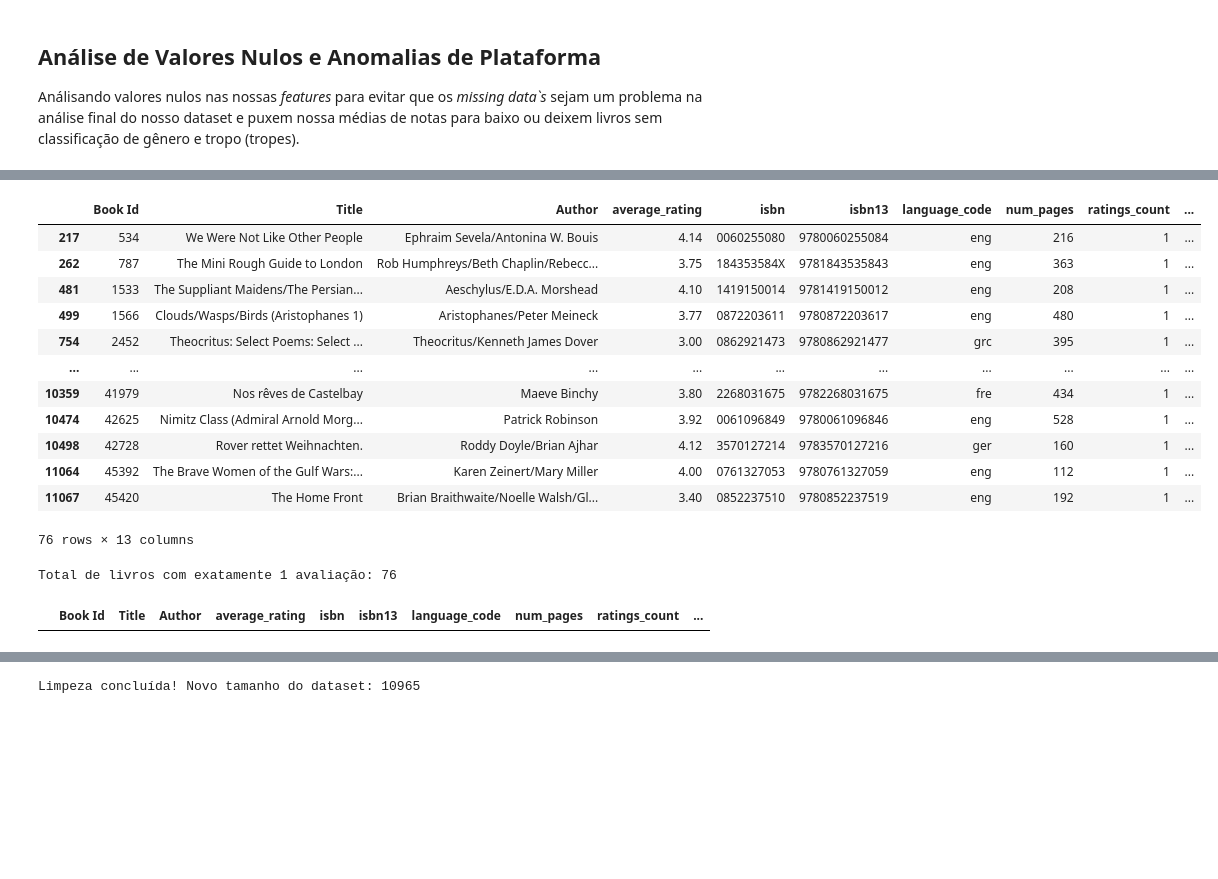
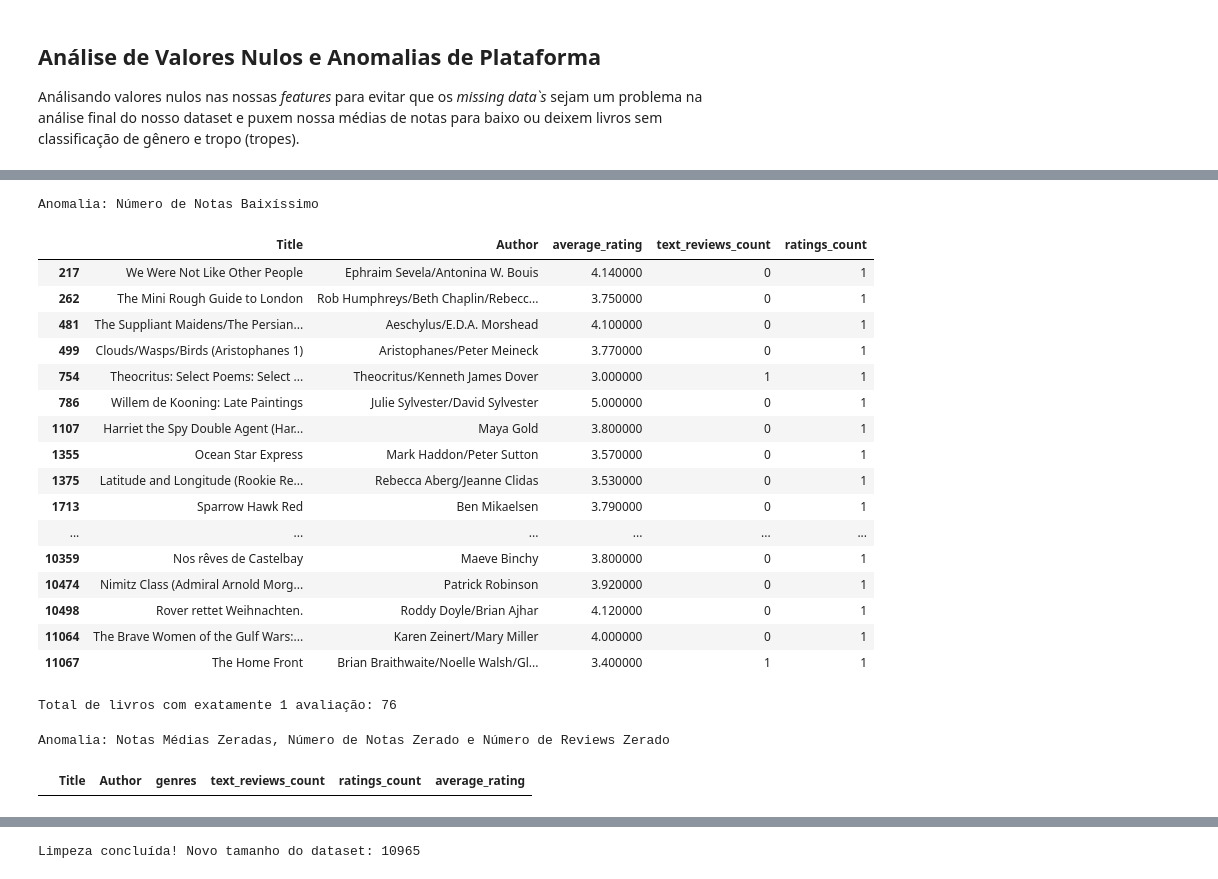
Before and after one commit to AleCecilio/entertainment_industry_performance_analysis, a Jupyter notebook: notebooks/01_eda_goodreads.ipynb, the cells around one changed output, grey strips where cells are left out. Cells and saved outputs as stored; diff of their text form; code cells hidden in the pictures; blank space fills up the shorter version.

```diff
--- a/notebooks/01_eda_goodreads.ipynb
+++ b/notebooks/01_eda_goodreads.ipynb
@@ -26,5 +31,5 @@ from src import load_data_csv
 ## Carregando Dados
 # %%
 caminho = '../data/raw/Goodreads_books_with_genres.csv'
-df_books = load_data_csv(caminho)
+df_books = load_data(file_path=caminho, tipo_arquivo='csv')
 # %% [output]
@@ -396,22 +518,34 @@ Exibindo os livros com avaliação média, contagem de avaliações e contagem d
 Total de livros com avaliação média, contagem de avaliações e contagem de avaliações de texto iguais a zero: 25
 # %%
-display(df_books[df_books['ratings_count'] == 1])
+display(
+    destacar_anomalias(
+    df_books,
+    mascara=(df_books['ratings_count']==1),
+    colunas_destaque=['ratings_count'],
+    colunas_contexto=['Title', 'Author', 'average_rating', 'text_reviews_count'],
+    caption='Anomalia: Número de Notas Baixíssimo'
+))
 n_livros_1_avaliacao = (df_books['ratings_count'] == 1).sum()
 print(f"\nTotal de livros com exatamente 1 avaliação: {n_livros_1_avaliacao}")
 # %% [output]
+Anomalia: Número de Notas Baixíssimo
-|  | Book Id | Title | Author | average_rating | isbn | isbn13 | language_code | num_pages | ratings_count | ... |
-| 217 | 534 | We Were Not Like Other People | Ephraim Sevela/Antonina W. Bouis | 4.14 | 0060255080 | 9780060255084 | eng | 216 | 1 | ... |
-| 262 | 787 | The Mini Rough Guide to London | Rob Humphreys/Beth Chaplin/Rebecc... | 3.75 | 184353584X | 9781843535843 | eng | 363 | 1 | ... |
-| 481 | 1533 | The Suppliant Maidens/The Persian... | Aeschylus/E.D.A. Morshead | 4.10 | 1419150014 | 9781419150012 | eng | 208 | 1 | ... |
-| 499 | 1566 | Clouds/Wasps/Birds (Aristophanes 1) | Aristophanes/Peter Meineck | 3.77 | 0872203611 | 9780872203617 | eng | 480 | 1 | ... |
-| 754 | 2452 | Theocritus: Select Poems: Select ... | Theocritus/Kenneth James Dover | 3.00 | 0862921473 | 9780862921477 | grc | 395 | 1 | ... |
-| ... | ... | ... | ... | ... | ... | ... | ... | ... | ... | ... |
-| 10359 | 41979 | Nos rêves de Castelbay | Maeve Binchy | 3.80 | 2268031675 | 9782268031675 | fre | 434 | 1 | ... |
-| 10474 | 42625 | Nimitz Class (Admiral Arnold Morg... | Patrick Robinson | 3.92 | 0061096849 | 9780061096846 | eng | 528 | 1 | ... |
-| 10498 | 42728 | Rover rettet Weihnachten. | Roddy Doyle/Brian Ajhar | 4.12 | 3570127214 | 9783570127216 | ger | 160 | 1 | ... |
-| 11064 | 45392 | The Brave Women of the Gulf Wars:... | Karen Zeinert/Mary Miller | 4.00 | 0761327053 | 9780761327059 | eng | 112 | 1 | ... |
-| 11067 | 45420 | The Home Front | Brian Braithwaite/Noelle Walsh/Gl... | 3.40 | 0852237510 | 9780852237519 | eng | 192 | 1 | ... |
+|  | Title | Author | average_rating | text_reviews_count | ratings_count |
+| 217 | We Were Not Like Other People | Ephraim Sevela/Antonina W. Bouis | 4.140000 | 0 | 1 |
+| 262 | The Mini Rough Guide to London | Rob Humphreys/Beth Chaplin/Rebecc... | 3.750000 | 0 | 1 |
+| 481 | The Suppliant Maidens/The Persian... | Aeschylus/E.D.A. Morshead | 4.100000 | 0 | 1 |
+| 499 | Clouds/Wasps/Birds (Aristophanes 1) | Aristophanes/Peter Meineck | 3.770000 | 0 | 1 |
+| 754 | Theocritus: Select Poems: Select ... | Theocritus/Kenneth James Dover | 3.000000 | 1 | 1 |
+| 786 | Willem de Kooning: Late Paintings | Julie Sylvester/David Sylvester | 5.000000 | 0 | 1 |
+| 1107 | Harriet the Spy Double Agent (Har... | Maya Gold | 3.800000 | 0 | 1 |
+| 1355 | Ocean Star Express | Mark Haddon/Peter Sutton | 3.570000 | 0 | 1 |
+| 1375 | Latitude and Longitude (Rookie Re... | Rebecca Aberg/Jeanne Clidas | 3.530000 | 0 | 1 |
+| 1713 | Sparrow Hawk Red | Ben Mikaelsen | 3.790000 | 0 | 1 |
+| ... | ... | ... | ... | ... | ... |
+| 10359 | Nos rêves de Castelbay | Maeve Binchy | 3.800000 | 0 | 1 |
+| 10474 | Nimitz Class (Admiral Arnold Morg... | Patrick Robinson | 3.920000 | 0 | 1 |
+| 10498 | Rover rettet Weihnachten. | Roddy Doyle/Brian Ajhar | 4.120000 | 0 | 1 |
+| 11064 | The Brave Women of the Gulf Wars:... | Karen Zeinert/Mary Miller | 4.000000 | 0 | 1 |
+| 11067 | The Home Front | Brian Braithwaite/Noelle Walsh/Gl... | 3.400000 | 1 | 1 |
-76 rows × 13 columns
 Total de livros com exatamente 1 avaliação: 76
 # %%
 mask = (
@@ -419,9 +553,17 @@ mask = (
     (df_books['average_rating'] == 0.00)
 )
 
-display(df_books[mask])
+display(
+    destacar_anomalias(
+    df_books,
+    mascara=mask,
+    colunas_destaque=['text_reviews_count', 'ratings_count', 'average_rating' ],
+    colunas_contexto=['Title', 'Author', 'genres'],
+    caption='Anomalia: Notas Médias Zeradas, Número de Notas Zerado e Número de Reviews Zerado'
+))
 # %% [output]
+Anomalia: Notas Médias Zeradas, Número de Notas Zerado e Número de Reviews Zerado
-|  | Book Id | Title | Author | average_rating | isbn | isbn13 | language_code | num_pages | ratings_count | ... |
+|  | Title | Author | genres | text_reviews_count | ratings_count | average_rating |
 # %%
 # Criando uma máscara booleana composta para agrupar todas as anomalias de dados identificadas
 condicao_lixo = (
```
Also changed, not shown: parts of 23 cells of this notebook, 13 other files.
